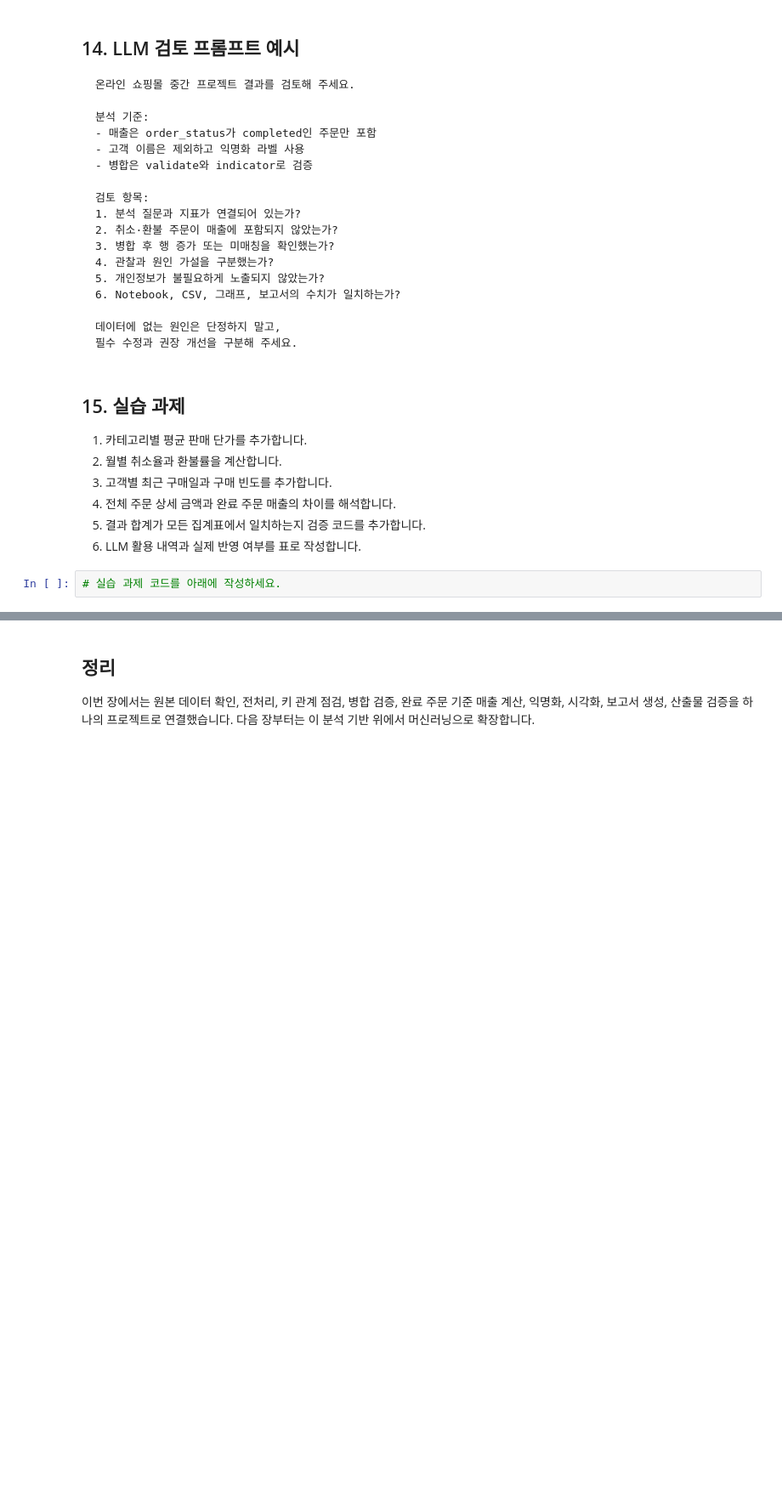
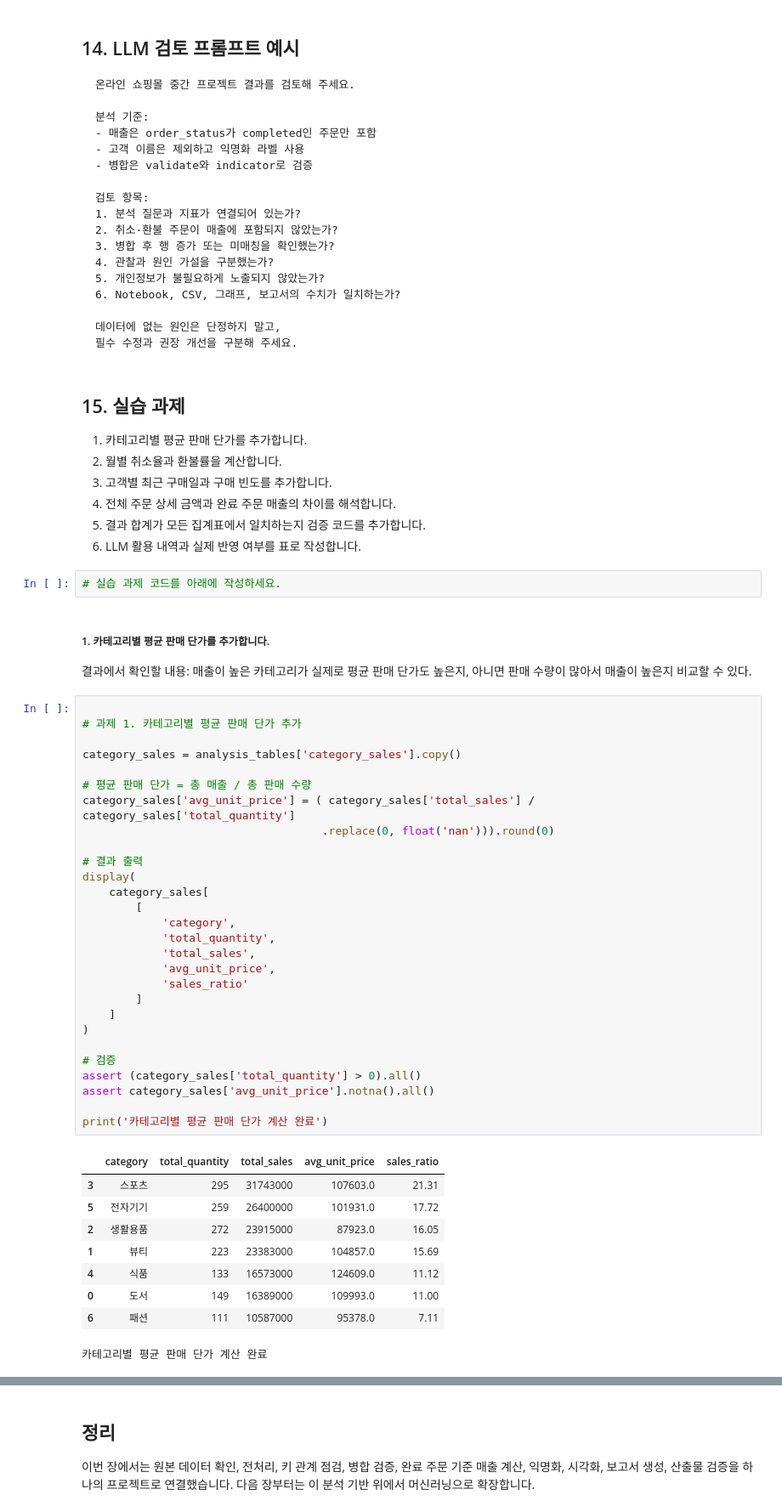
Before and after one commit to Chloe-Hyebin-Kim/llm-data-analysis-course, a Jupyter notebook: practice/chapter08/chapter08.ipynb, the cells around one changed output, grey strips where cells are left out. Shown at 85% size. Drawn from its saved outputs; the diff is of its cells as text; blank space fills up the shorter version.

```diff
--- a/practice/chapter08/chapter08.ipynb
+++ b/practice/chapter08/chapter08.ipynb
@@ -448,3 +448,44 @@ print('결과 합계 일치 검증 완료')
 6. LLM 활용 내역과 실제 반영 여부를 표로 작성합니다.
 # %%
 # 실습 과제 코드를 아래에 작성하세요.
+# %% [markdown]
+##### 1. 카테고리별 평균 판매 단가를 추가합니다.
+결과에서 확인할 내용: 매출이 높은 카테고리가 실제로 평균 판매 단가도 높은지, 아니면 판매 수량이 많아서 매출이 높은지 비교할 수 있다.
+# %%
+
+# 과제 1. 카테고리별 평균 판매 단가 추가
+
+category_sales = analysis_tables['category_sales'].copy()
+
+# 평균 판매 단가 = 총 매출 / 총 판매 수량
+category_sales['avg_unit_price'] = ( category_sales['total_sales'] / category_sales['total_quantity']
+                                    .replace(0, float('nan'))).round(0)
+
+# 결과 출력
+display(
+    category_sales[
+        [
+            'category',
+            'total_quantity',
+            'total_sales',
+            'avg_unit_price',
+            'sales_ratio'
+        ]
+    ]
+)
+
+# 검증
+assert (category_sales['total_quantity'] > 0).all()
+assert category_sales['avg_unit_price'].notna().all()
+
+print('카테고리별 평균 판매 단가 계산 완료')
+# %% [output]
+|  | category | total_quantity | total_sales | avg_unit_price | sales_ratio |
+| 3 | 스포츠 | 295 | 31743000 | 107603.0 | 21.31 |
+| 5 | 전자기기 | 259 | 26400000 | 101931.0 | 17.72 |
+| 2 | 생활용품 | 272 | 23915000 | 87923.0 | 16.05 |
+| 1 | 뷰티 | 223 | 23383000 | 104857.0 | 15.69 |
+| 4 | 식품 | 133 | 16573000 | 124609.0 | 11.12 |
+| 0 | 도서 | 149 | 16389000 | 109993.0 | 11.00 |
+| 6 | 패션 | 111 | 10587000 | 95378.0 | 7.11 |
+카테고리별 평균 판매 단가 계산 완료
```
Also changed, not shown: parts of 10 cells of this notebook, 1 other file.
